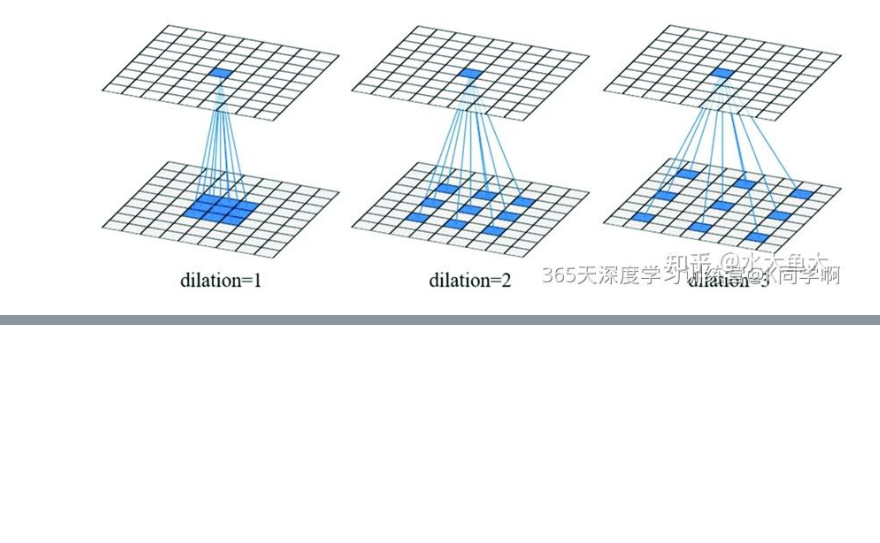
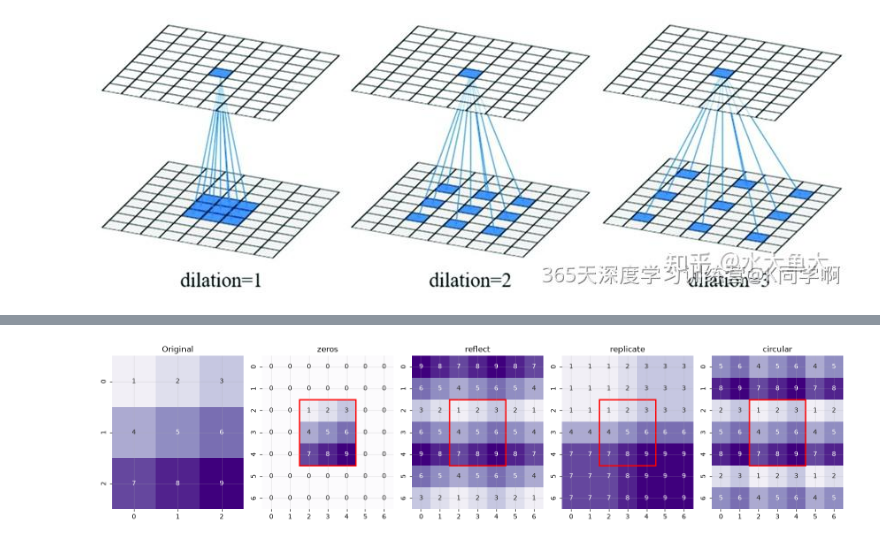
Before and after one commit to iossetking/Deep-Learning-Vision-Computer-Class, a Jupyter notebook: u1/act2/Lab_2.ipynb, the cells around one changed output, grey strips where cells are left out. Saved outputs shown, nothing was run; the diff lists cells and outputs as text; code cells hidden in the pictures; blank space fills up the shorter version.

```diff
--- a/u1/act2/Lab_2.ipynb
+++ b/u1/act2/Lab_2.ipynb
@@ -520,0 +591,24 @@ Agrega una imagen de ejemplo para cada uno y una descripción
+# %%
+imagen_padding = np.array([
+    [1, 2, 3],
+    [4, 5, 6],
+    [7, 8, 9]
+])
+modos = ['constant', 'reflect', 'edge', 'wrap']
+nombres = ['zeros', 'reflect', 'replicate', 'circular']
+
+fig, ax = plt.subplots(1, 5, figsize=(16, 4))
+sns.heatmap(imagen_padding, annot=True, fmt='d', cbar=False,
+            cmap='Purples', vmin=0, vmax=9, ax=ax[0])
+ax[0].set_title("Original")
+for i in range(4):
+    imagen_con_padding = np.pad(imagen_padding, pad_width=2, mode=modos[i])
+    sns.heatmap(imagen_con_padding, annot=True, fmt='d', cbar=False,
+                cmap='Purples', vmin=0, vmax=9, ax=ax[i + 1])
+    rect = patches.Rectangle((2, 2), 3, 3, linewidth=2, edgecolor='red', facecolor='none')
+    ax[i + 1].add_patch(rect)
+    ax[i + 1].set_title(nombres[i])
+plt.tight_layout()
+plt.show()
+# %% [output]
+[figure, added]
```
Also changed, not shown: parts of 40 cells of this notebook, 9 other files.
